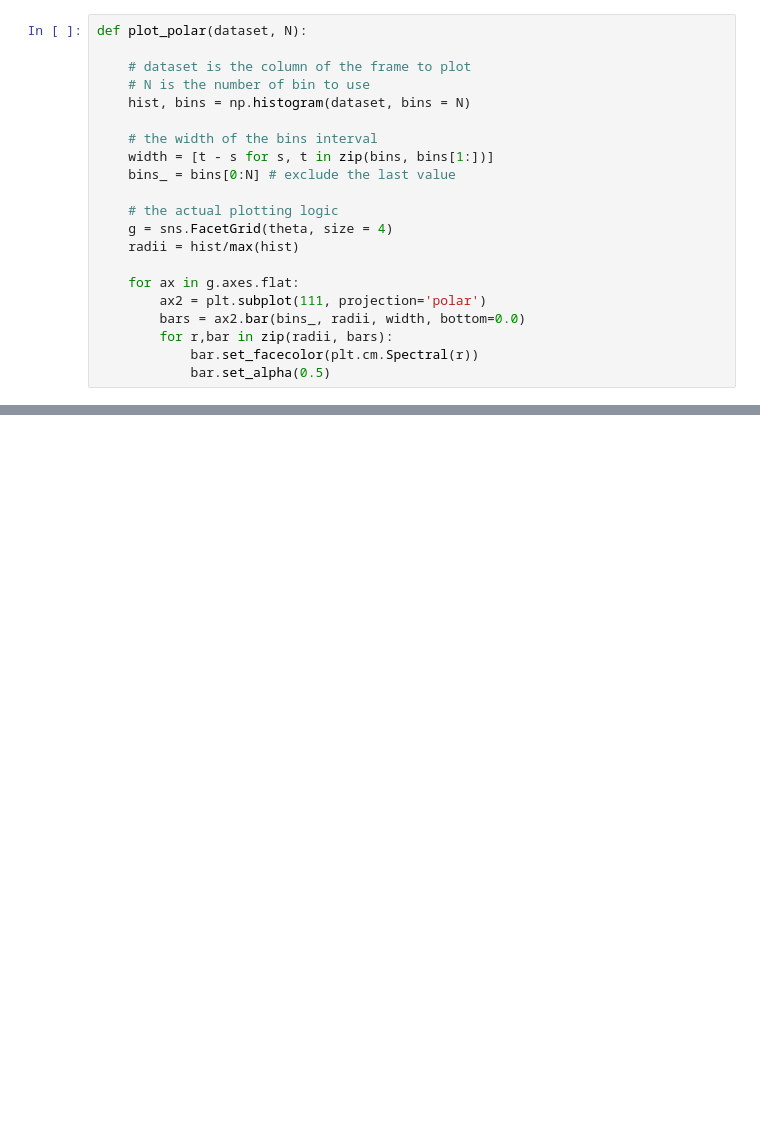
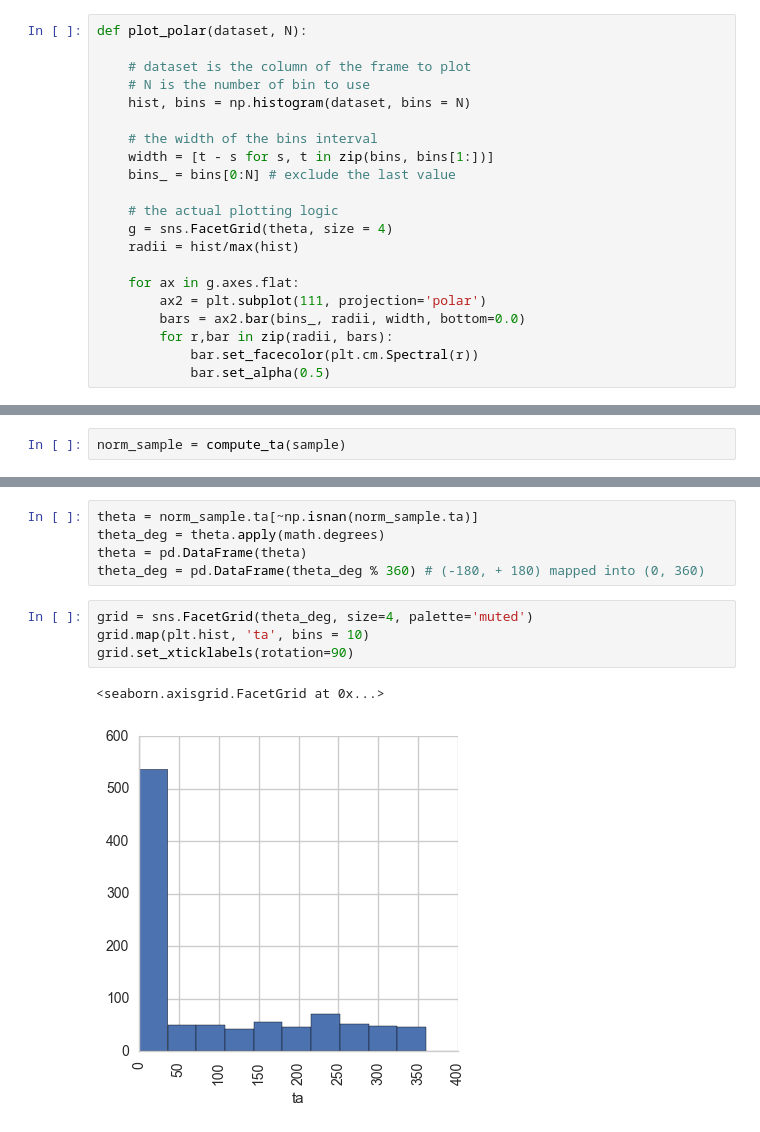
Before and after one commit to CellMigStandOrg/CMSO-samples, a Jupyter notebook: dtpkg.ipynb, the cells around one changed output, grey strips where cells are left out. Drawn from its saved outputs; the diff is of its cells as text; blank space fills up the shorter version.

```diff
--- a/dtpkg.ipynb
+++ b/dtpkg.ipynb
@@ -389,0 +502,2 @@ plot_polar(theta.ta, 10)
+# %%
+norm_sample = compute_ta(sample)
@@ -389,0 +513,12 @@ plot_polar(theta.ta, 10)
+# %%
+theta = norm_sample.ta[~np.isnan(norm_sample.ta)]
+theta_deg = theta.apply(math.degrees)
+theta = pd.DataFrame(theta)
+theta_deg = pd.DataFrame(theta_deg % 360) # (-180, + 180) mapped into (0, 360)
+# %%
+grid = sns.FacetGrid(theta_deg, size=4, palette='muted')
+grid.map(plt.hist, 'ta', bins = 10)
+grid.set_xticklabels(rotation=90)
+# %% [output]
+<seaborn.axisgrid.FacetGrid at 0x...>
+[figure, added]
```
Also changed, not shown: parts of 26 cells of this notebook.
